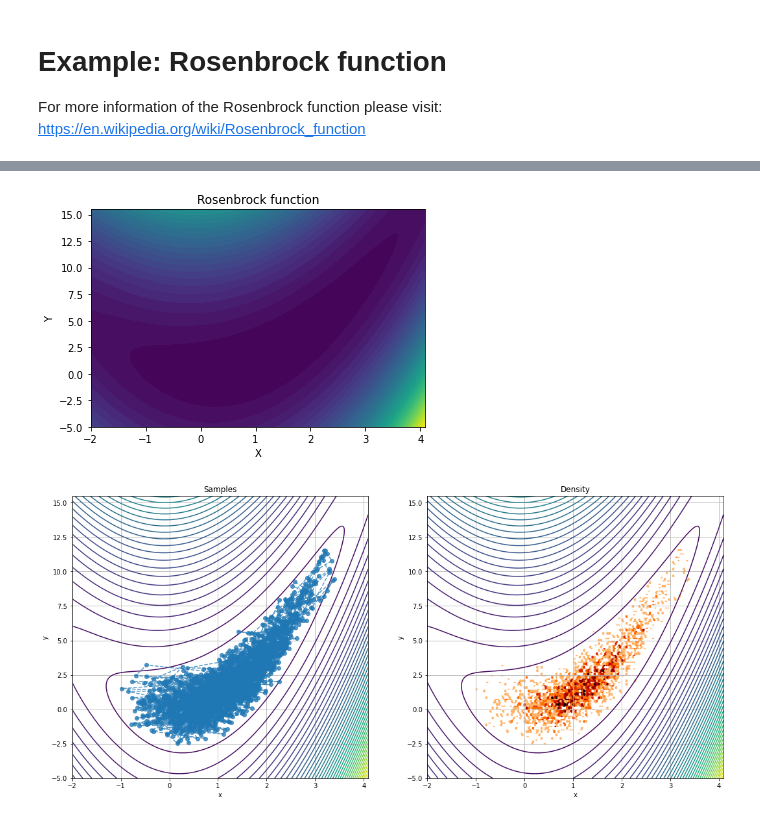
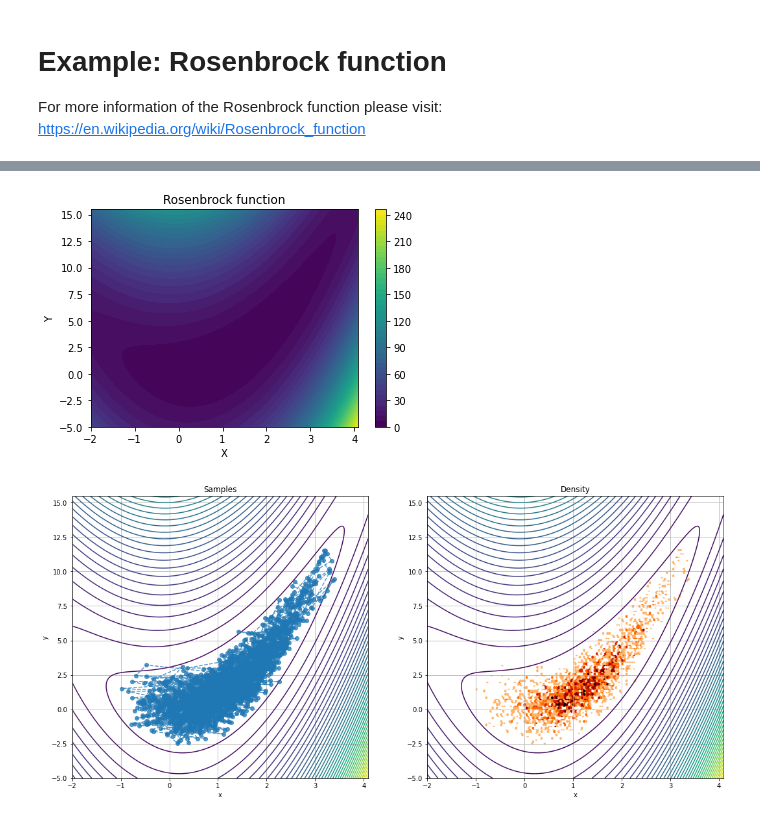
Before and after one commit to vrettasm/HamiltonianMonteCarlo, a Jupyter notebook: example_rosenbrock.ipynb, the cells around one changed output, grey strips where cells are left out. Drawn from its saved outputs; the diff is of its cells as text; code cells hidden in the pictures.

```diff
--- a/example_rosenbrock.ipynb
+++ b/example_rosenbrock.ipynb
@@ -58,20 +55,22 @@ df = pd.DataFrame(results["Samples"])
 # %%
 # Step size.
 delta = 0.01
 
 # Discretized x/y dimensions.
-xk = np.arange(-2.0, 4.1, delta)
+xk = np.arange(-2.0, 4.10, delta)
 yk = np.arange(-5.0, 15.5, delta)
 
 # Get the meshgrid.
 X, Y = np.meshgrid(xk, yk)
 
 # Evaluate the function.
 Z = rose_func([X, Y], a=1.15, b=0.5)
 
 # This is the "real" function.
-plt.contourf(X, Y, Z, levels=40);
-plt.xlabel("X"); plt.ylabel("Y");
-plt.title("Rosenbrock function");
+plt.contourf(X, Y, Z, levels=40)
+plt.title("Rosenbrock function")
+plt.xlabel("X")
+plt.ylabel("Y")
+plt.colorbar();
 # %% [output]
-[figure, old version]
+[figure, new version]
```
Also changed, not shown: parts of 6 cells of this notebook, 2 other files.
